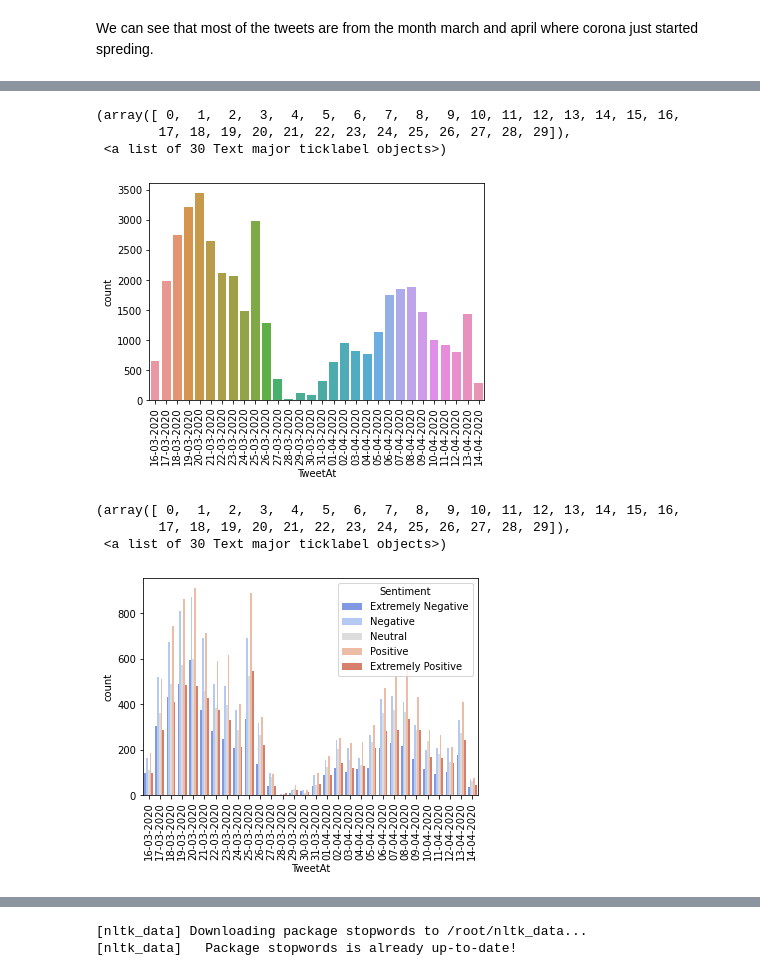
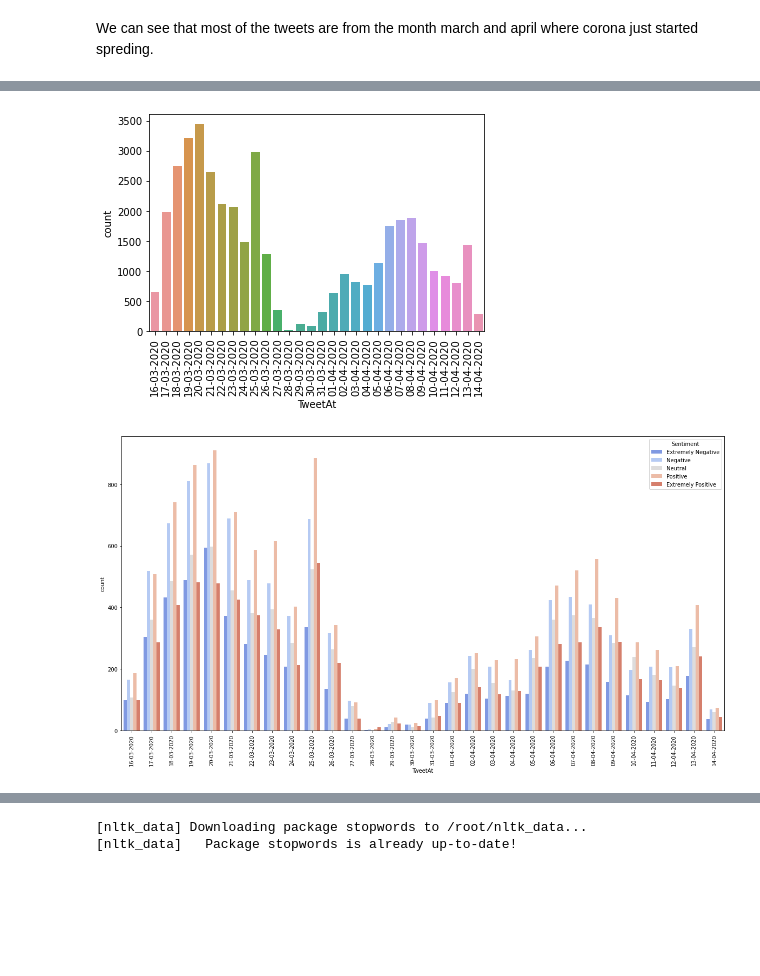
Before and after one commit to sweetyjunnarkar/Corona-tweet-sentiments, a Jupyter notebook: Sweety_Junnarkar_Team_1_Capstone_Project.ipynb, the cells around one changed output, grey strips where cells are left out. Cells and saved outputs as stored; diff of their text form; code cells hidden in the pictures; blank space fills up the shorter version.

```diff
--- a/Sweety_Junnarkar_Team_1_Capstone_Project.ipynb
+++ b/Sweety_Junnarkar_Team_1_Capstone_Project.ipynb
@@ -113,3 +130,5 @@ df[df['Sentiment']=="Extremely Negative"].loc[41130,"OriginalTweet"]
 df[df['Sentiment']=="Negative"].loc[9,"OriginalTweet"]
 # %% [output]
 "For corona prevention,we should stop to buy things with the cash and should use online payment methods because corona can spread through the notes. Also we should prefer online shopping from our home ...
+# %%
+df['Ordinal_Sentiment'] = df['Sentiment'].replace({"Positive":3,'Negative':1,'Neutral':2,'Extremely Positive':3,'Extremely Negative':1})
@@ -193,19 +249,15 @@ Name: Location, Length: 12220, dtype: int64
 # %%
 sns.countplot(df['TweetAt'])
 plt.xticks(rotation = 90)
+plt.rcParams["figure.figsize"] = (20,10)
 # %% [output]
-(array([ 0,  1,  2,  3,  4,  5,  6,  7,  8,  9, 10, 11, 12, 13, 14, 15, 16,
-        17, 18, 19, 20, 21, 22, 23, 24, 25, 26, 27, 28, 29]),
- <a list of 30 Text major ticklabel objects>)
 [figure]
 # %%
 sns.countplot(df['TweetAt'],hue = df['Sentiment'],hue_order=[ 'Extremely Negative', 'Negative','Neutral', 'Positive','Extremely Positive'],palette = 'coolwarm')
 plt.xticks(rotation = 90)
+plt.rcParams["figure.figsize"] = (20,10)
 # %% [output]
-(array([ 0,  1,  2,  3,  4,  5,  6,  7,  8,  9, 10, 11, 12, 13, 14, 15, 16,
-        17, 18, 19, 20, 21, 22, 23, 24, 25, 26, 27, 28, 29]),
- <a list of 30 Text major ticklabel objects>)
-[figure, old version]
+[figure, new version]
 # %%
 sns.countplot(df[df['Location']=="India"]['Sentiment'])
 plt.xticks(rotation = 90)
```
Also changed, not shown: parts of 64 cells of this notebook.
